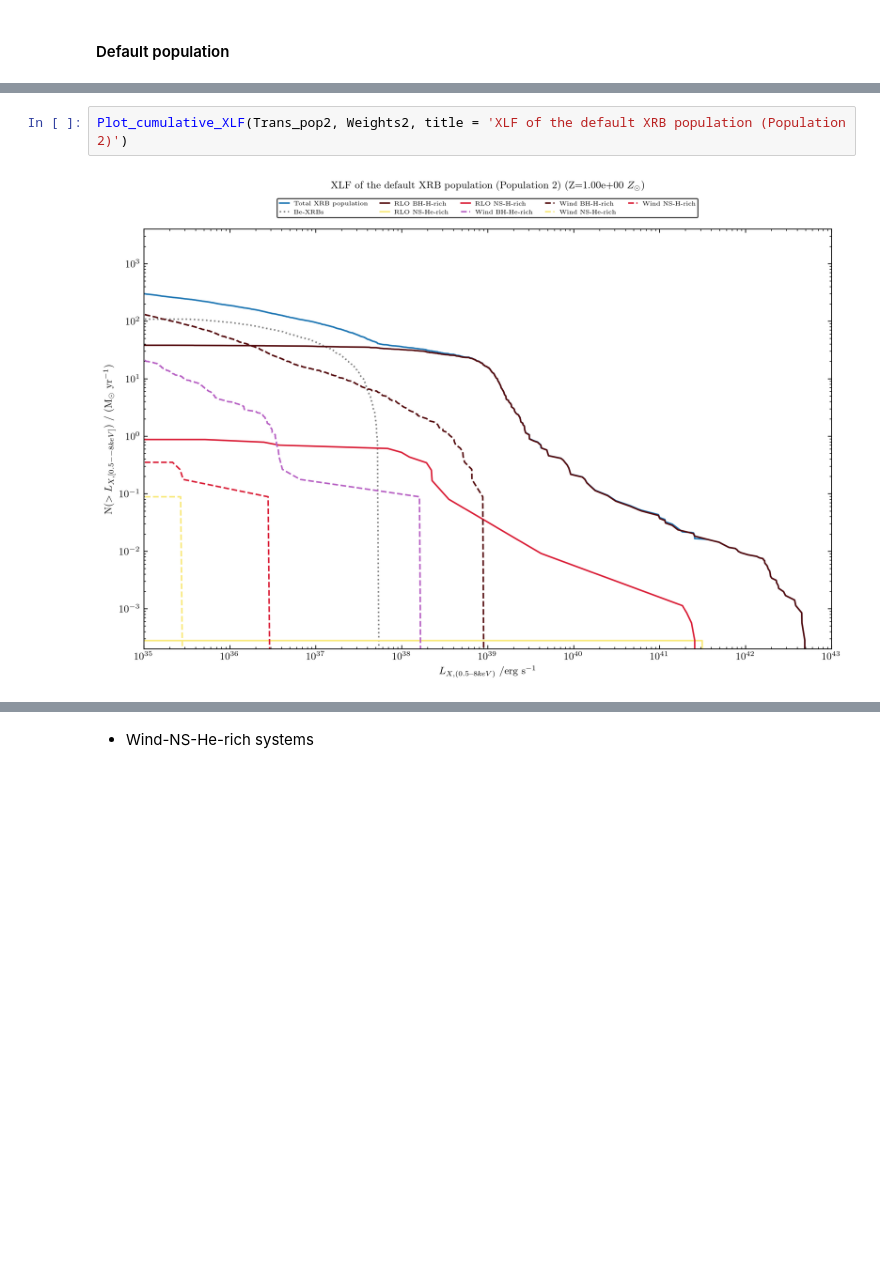
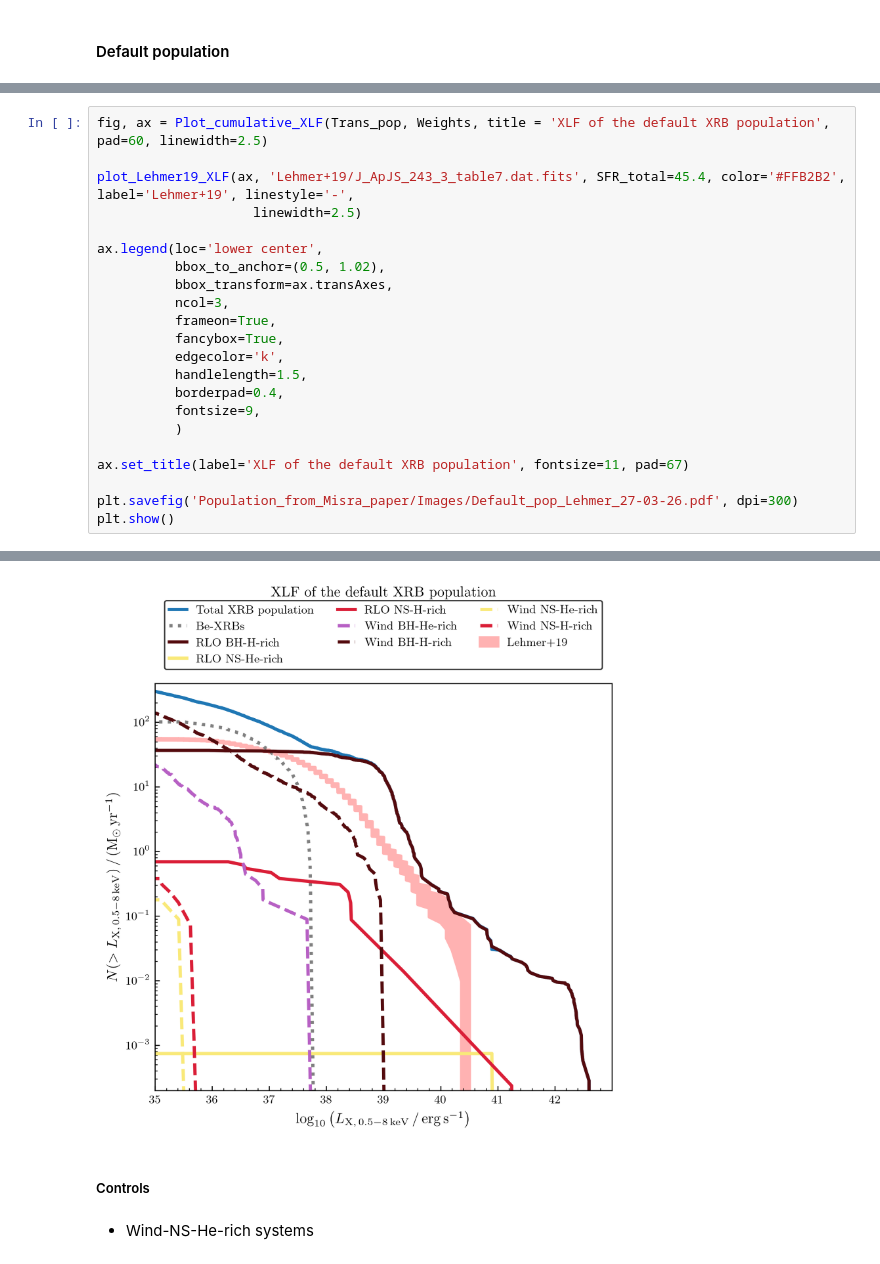
Before and after one commit to AArn80/Master_thesis, a Jupyter notebook: XLF_functions.ipynb, the cells around one changed output, grey strips where cells are left out. Drawn from its saved outputs; the diff is of its cells as text; blank space fills up the shorter version.

```diff
--- a/XLF_functions.ipynb
+++ b/XLF_functions.ipynb
@@ -2255,4 +2745,23 @@ Plot_cumulative_XLF(Trans_pop, Weights, title = 'XLF of the default XRB populati
-# %%
-Plot_cumulative_XLF(Trans_pop2, Weights2, title = 'XLF of the default XRB population (Population 2)')
-# %% [output]
-[figure, removed]
+# %%
+fig, ax = Plot_cumulative_XLF(Trans_pop, Weights, title = 'XLF of the default XRB population', pad=60, linewidth=2.5)
+
+plot_Lehmer19_XLF(ax, 'Lehmer+19/J_ApJS_243_3_table7.dat.fits', SFR_total=45.4, color='#FFB2B2', label='Lehmer+19', linestyle='-',
+                    linewidth=2.5)
+
+ax.legend(loc='lower center',
+          bbox_to_anchor=(0.5, 1.02),
+          bbox_transform=ax.transAxes,
+          ncol=3,
+          frameon=True,
+          fancybox=True,
+          edgecolor='k',
+          handlelength=1.5,
+          borderpad=0.4,
+          fontsize=9,
+          )
+
+ax.set_title(label='XLF of the default XRB population', fontsize=11, pad=67)
+
+plt.savefig('Population_from_Misra_paper/Images/Default_pop_Lehmer_27-03-26.pdf', dpi=300)
+plt.show()
+# %% [output]
@@ -2259,3 +2769,6 @@ Plot_cumulative_XLF(Trans_pop2, Weights2, title = 'XLF of the default XRB popula
+[figure, added]
+# %% [markdown]
+##### Controls
 # %% [markdown]
 - Wind-NS-He-rich systems
 # %%
```
Also changed, not shown: parts of 78 cells of this notebook.
